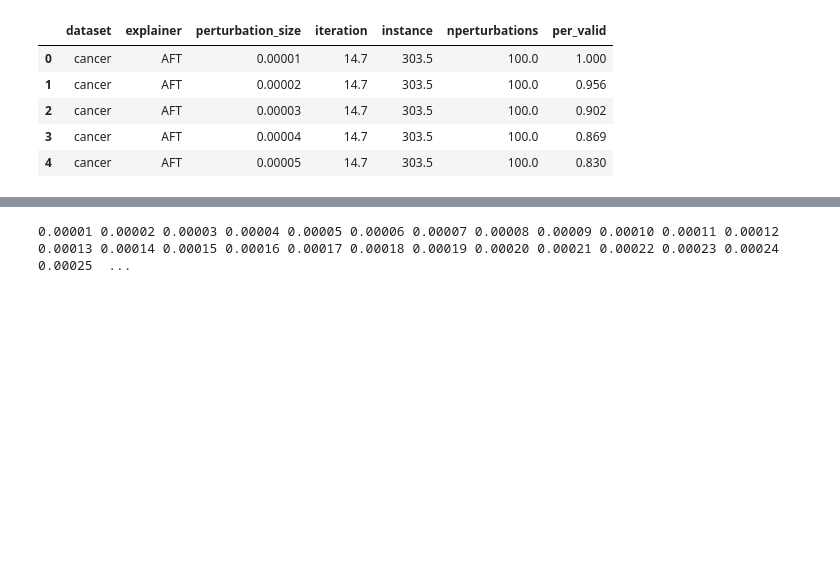
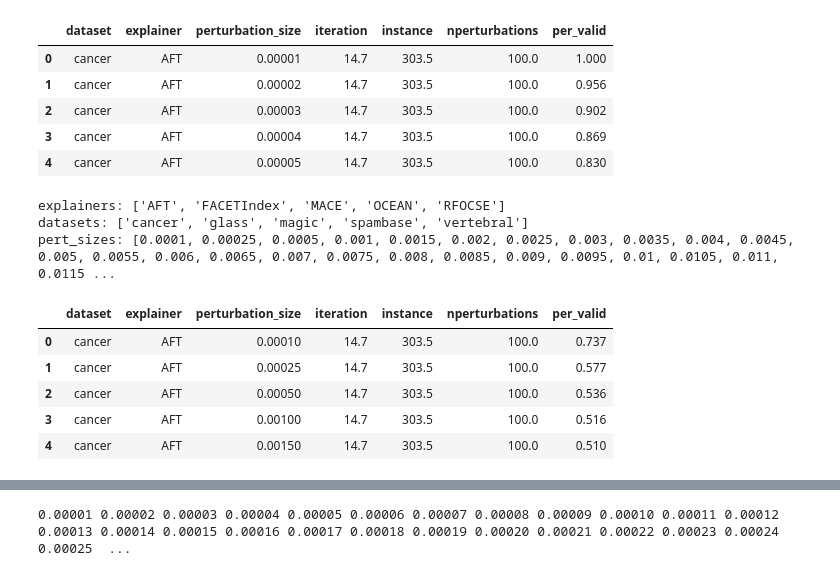
Before and after one commit to PeterVanNostrand/FACET, a Jupyter notebook: figures/perturb.ipynb, the cells around one changed output, grey strips where cells are left out. Drawn from its saved outputs; the diff is of its cells as text; code cells hidden in the pictures; blank space fills up the shorter version.

```diff
--- a/figures/perturb.ipynb
+++ b/figures/perturb.ipynb
@@ -53,3 +57,19 @@ pert_sizes: [1e-05, 2e-05, 3e-05, 4e-05, 5e-05, 6e-05, 7e-05, 8e-05, 9e-05, 0.00
+# %%
+all_results = df.groupby(["dataset", "explainer", "perturbation_size"], as_index=False).mean()
+print("explainers:", list(all_results["explainer"].unique()))
+print("datasets:", list(all_results["dataset"].unique()))
+print("pert_sizes:", list(all_results["perturbation_size"].unique()))
+all_results.head()
+# %% [output]
+explainers: ['AFT', 'FACETIndex', 'MACE', 'OCEAN', 'RFOCSE']
+datasets: ['cancer', 'glass', 'magic', 'spambase', 'vertebral']
+pert_sizes: [0.0001, 0.00025, 0.0005, 0.001, 0.0015, 0.002, 0.0025, 0.003, 0.0035, 0.004, 0.0045, 0.005, 0.0055, 0.006, 0.0065, 0.007, 0.0075, 0.008, 0.0085, 0.009, 0.0095, 0.01, 0.0105, 0.011, 0.0115 ...
+|  | dataset | explainer | perturbation_size | iteration | instance | nperturbations | per_valid |
+| 0 | cancer | AFT | 0.00010 | 14.7 | 303.5 | 100.0 | 0.737 |
+| 1 | cancer | AFT | 0.00025 | 14.7 | 303.5 | 100.0 | 0.577 |
+| 2 | cancer | AFT | 0.00050 | 14.7 | 303.5 | 100.0 | 0.536 |
+| 3 | cancer | AFT | 0.00100 | 14.7 | 303.5 | 100.0 | 0.516 |
+| 4 | cancer | AFT | 0.00150 | 14.7 | 303.5 | 100.0 | 0.510 |
 # %%
 cmap = plt.get_cmap("tab10")
 colors = cmap.colors
```
Also changed, not shown: parts of 6 cells of this notebook, 2 other files.
